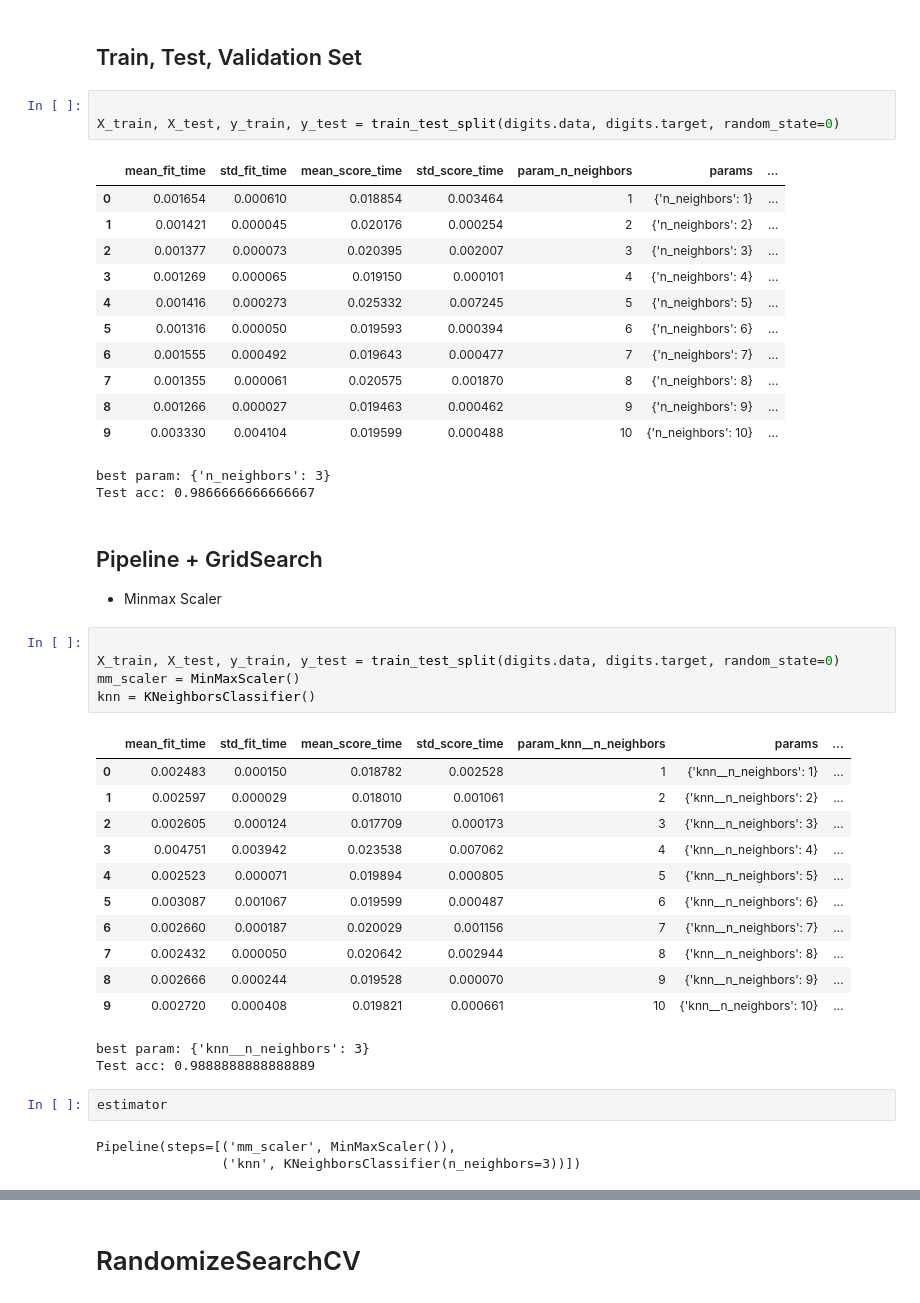
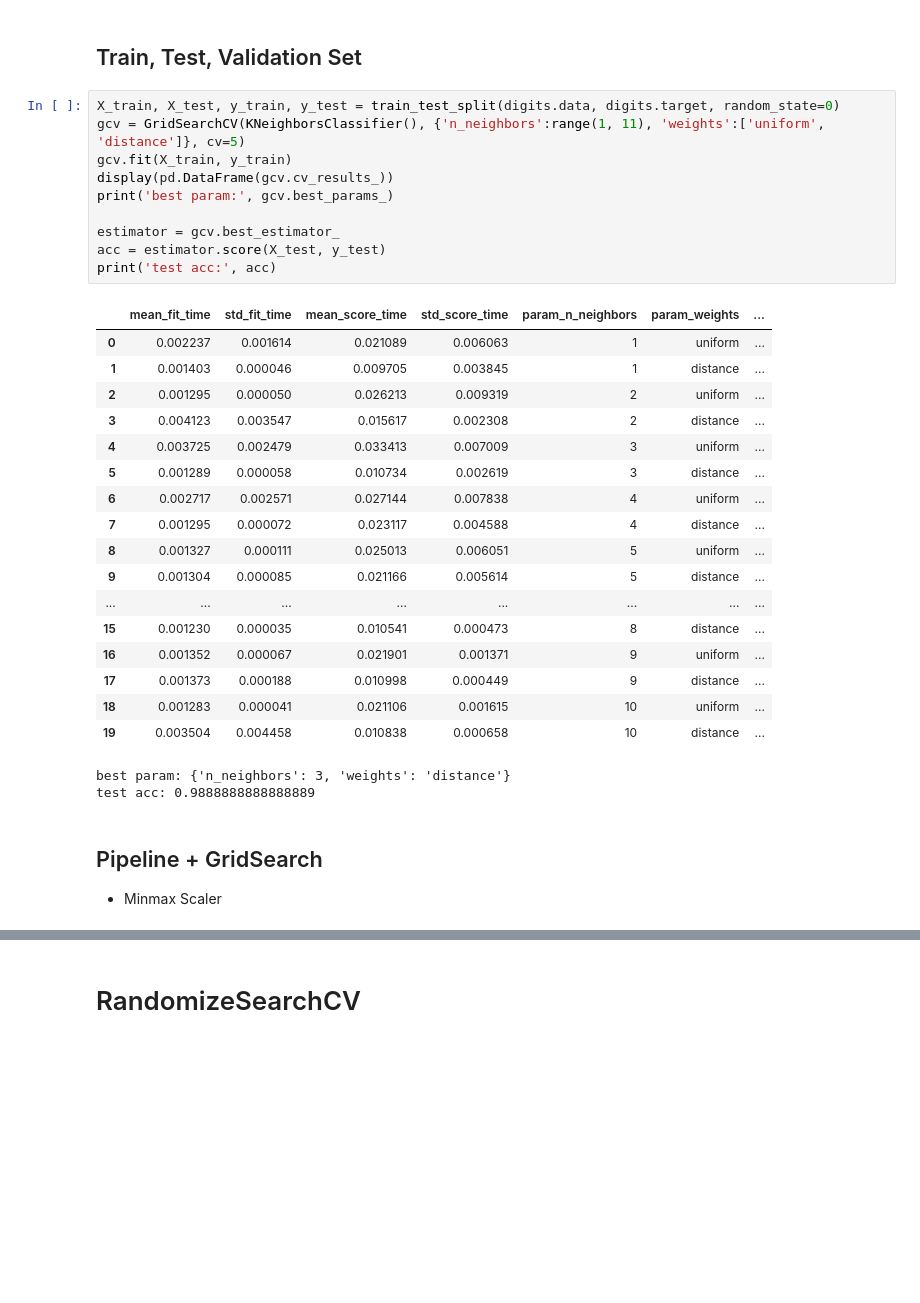
Before and after one commit to dnjswnsthd/bnk_py, a Jupyter notebook: 1_ML_AtoZ_KNN_lab.ipynb, the cells around one changed output, grey strips where cells are left out. Drawn from its saved outputs; the diff is of its cells as text; blank space fills up the shorter version.

```diff
--- a/1_ML_AtoZ_KNN_lab.ipynb
+++ b/1_ML_AtoZ_KNN_lab.ipynb
@@ -1066,46 +1168,35 @@ best param: {'n_neighbors': 2}
 # %% [markdown]
 ## Train, Test, Validation Set
-# %%
-
-X_train, X_test, y_train, y_test = train_test_split(digits.data, digits.target, random_state=0)
-# %% [output]
-|  | mean_fit_time | std_fit_time | mean_score_time | std_score_time | param_n_neighbors | params | ... |
-| 0 | 0.001654 | 0.000610 | 0.018854 | 0.003464 | 1 | {'n_neighbors': 1} | ... |
-| 1 | 0.001421 | 0.000045 | 0.020176 | 0.000254 | 2 | {'n_neighbors': 2} | ... |
-| 2 | 0.001377 | 0.000073 | 0.020395 | 0.002007 | 3 | {'n_neighbors': 3} | ... |
-| 3 | 0.001269 | 0.000065 | 0.019150 | 0.000101 | 4 | {'n_neighbors': 4} | ... |
-| 4 | 0.001416 | 0.000273 | 0.025332 | 0.007245 | 5 | {'n_neighbors': 5} | ... |
-| 5 | 0.001316 | 0.000050 | 0.019593 | 0.000394 | 6 | {'n_neighbors': 6} | ... |
-| 6 | 0.001555 | 0.000492 | 0.019643 | 0.000477 | 7 | {'n_neighbors': 7} | ... |
-| 7 | 0.001355 | 0.000061 | 0.020575 | 0.001870 | 8 | {'n_neighbors': 8} | ... |
-| 8 | 0.001266 | 0.000027 | 0.019463 | 0.000462 | 9 | {'n_neighbors': 9} | ... |
-| 9 | 0.003330 | 0.004104 | 0.019599 | 0.000488 | 10 | {'n_neighbors': 10} | ... |
-best param: {'n_neighbors': 3}
-Test acc: 0.9866666666666667
+# %%
+X_train, X_test, y_train, y_test = train_test_split(digits.data, digits.target, random_state=0)
+gcv = GridSearchCV(KNeighborsClassifier(), {'n_neighbors':range(1, 11), 'weights':['uniform', 'distance']}, cv=5)
+gcv.fit(X_train, y_train)
+display(pd.DataFrame(gcv.cv_results_))
+print('best param:', gcv.best_params_)
+
+estimator = gcv.best_estimator_
+acc = estimator.score(X_test, y_test)
+print('test acc:', acc)
+# %% [output]
+|  | mean_fit_time | std_fit_time | mean_score_time | std_score_time | param_n_neighbors | param_weights | ... |
+| 0 | 0.002237 | 0.001614 | 0.021089 | 0.006063 | 1 | uniform | ... |
+| 1 | 0.001403 | 0.000046 | 0.009705 | 0.003845 | 1 | distance | ... |
+| 2 | 0.001295 | 0.000050 | 0.026213 | 0.009319 | 2 | uniform | ... |
+| 3 | 0.004123 | 0.003547 | 0.015617 | 0.002308 | 2 | distance | ... |
+| 4 | 0.003725 | 0.002479 | 0.033413 | 0.007009 | 3 | uniform | ... |
+| 5 | 0.001289 | 0.000058 | 0.010734 | 0.002619 | 3 | distance | ... |
+| 6 | 0.002717 | 0.002571 | 0.027144 | 0.007838 | 4 | uniform | ... |
+| 7 | 0.001295 | 0.000072 | 0.023117 | 0.004588 | 4 | distance | ... |
+| 8 | 0.001327 | 0.000111 | 0.025013 | 0.006051 | 5 | uniform | ... |
+| 9 | 0.001304 | 0.000085 | 0.021166 | 0.005614 | 5 | distance | ... |
+| ... | ... | ... | ... | ... | ... | ... | ... |
+| 15 | 0.001230 | 0.000035 | 0.010541 | 0.000473 | 8 | distance | ... |
+| 16 | 0.001352 | 0.000067 | 0.021901 | 0.001371 | 9 | uniform | ... |
+| 17 | 0.001373 | 0.000188 | 0.010998 | 0.000449 | 9 | distance | ... |
+| 18 | 0.001283 | 0.000041 | 0.021106 | 0.001615 | 10 | uniform | ... |
+| 19 | 0.003504 | 0.004458 | 0.010838 | 0.000658 | 10 | distance | ... |
+best param: {'n_neighbors': 3, 'weights': 'distance'}
+test acc: 0.9888888888888889
 # %% [markdown]
 ## Pipeline + GridSearch
 * Minmax Scaler
-# %%
-
-X_train, X_test, y_train, y_test = train_test_split(digits.data, digits.target, random_state=0)
-mm_scaler = MinMaxScaler()
-knn = KNeighborsClassifier()
-# %% [output]
-|  | mean_fit_time | std_fit_time | mean_score_time | std_score_time | param_knn__n_neighbors | params | ... |
-| 0 | 0.002483 | 0.000150 | 0.018782 | 0.002528 | 1 | {'knn__n_neighbors': 1} | ... |
-| 1 | 0.002597 | 0.000029 | 0.018010 | 0.001061 | 2 | {'knn__n_neighbors': 2} | ... |
-| 2 | 0.002605 | 0.000124 | 0.017709 | 0.000173 | 3 | {'knn__n_neighbors': 3} | ... |
-| 3 | 0.004751 | 0.003942 | 0.023538 | 0.007062 | 4 | {'knn__n_neighbors': 4} | ... |
-| 4 | 0.002523 | 0.000071 | 0.019894 | 0.000805 | 5 | {'knn__n_neighbors': 5} | ... |
-| 5 | 0.003087 | 0.001067 | 0.019599 | 0.000487 | 6 | {'knn__n_neighbors': 6} | ... |
-| 6 | 0.002660 | 0.000187 | 0.020029 | 0.001156 | 7 | {'knn__n_neighbors': 7} | ... |
-| 7 | 0.002432 | 0.000050 | 0.020642 | 0.002944 | 8 | {'knn__n_neighbors': 8} | ... |
-| 8 | 0.002666 | 0.000244 | 0.019528 | 0.000070 | 9 | {'knn__n_neighbors': 9} | ... |
-| 9 | 0.002720 | 0.000408 | 0.019821 | 0.000661 | 10 | {'knn__n_neighbors': 10} | ... |
-best param: {'knn__n_neighbors': 3}
-Test acc: 0.9888888888888889
-# %%
-estimator
-# %% [output]
-Pipeline(steps=[('mm_scaler', MinMaxScaler()),
-                ('knn', KNeighborsClassifier(n_neighbors=3))])
```
Also changed, not shown: parts of 25 cells of this notebook.
